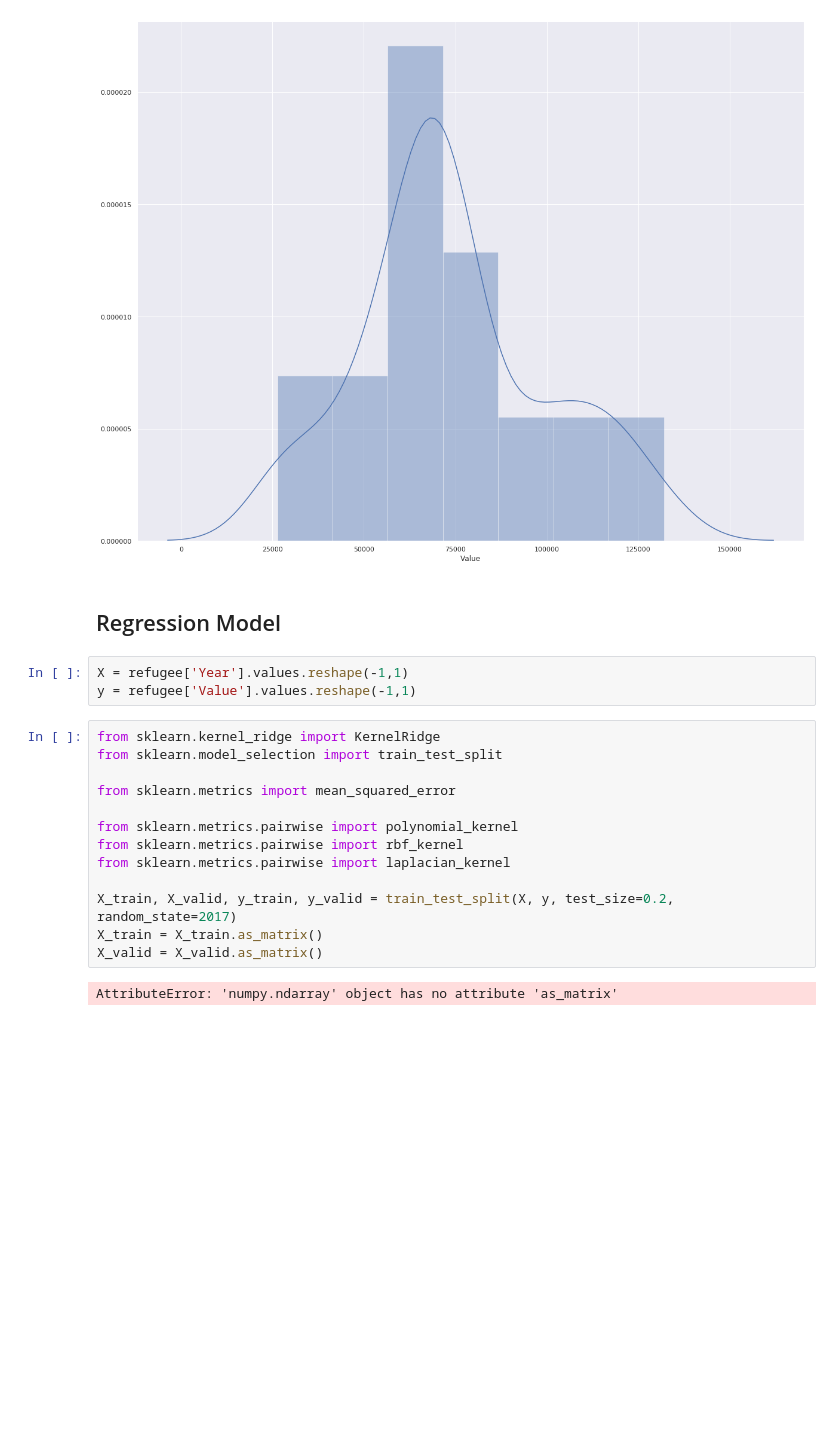
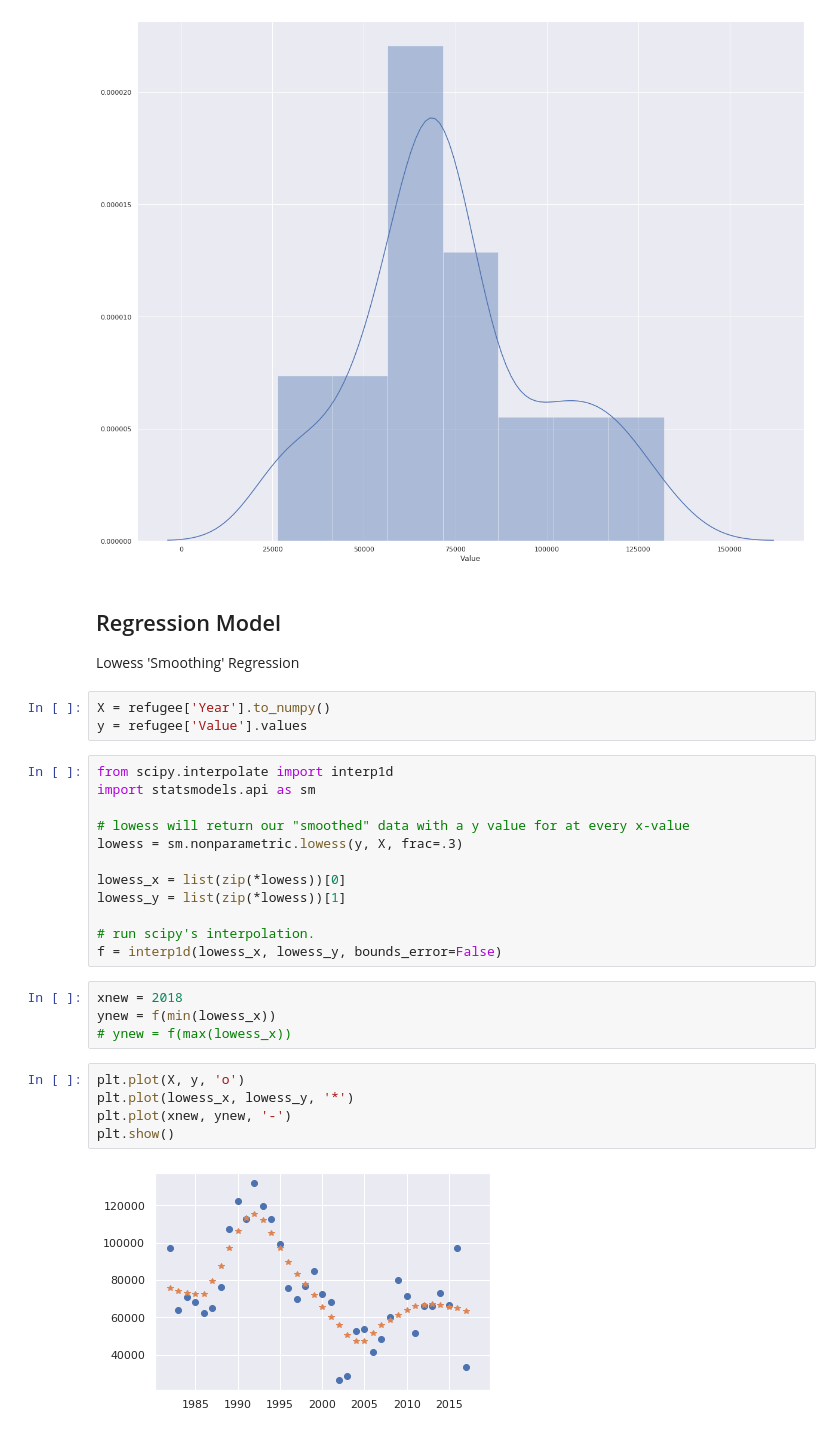
Before and after one commit to amrnumenor/Refugees-Settlement, a Jupyter notebook: Refugees Settlement in USA.ipynb, the cells around one changed output. Saved outputs shown, nothing was run; the diff lists cells and outputs as text; blank space fills up the shorter version.

Commit message:
added regression model

```diff
--- a/Refugees Settlement in USA.ipynb
+++ b/Refugees Settlement in USA.ipynb
@@ -159,21 +159,30 @@ plt.show()
 [figure]
 # %% [markdown]
 ## Regression Model
+Lowess 'Smoothing' Regression
 # %%
-X = refugee['Year'].values.reshape(-1,1)
-y = refugee['Value'].values.reshape(-1,1)
+X = refugee['Year'].to_numpy()
+y = refugee['Value'].values
-# %%
-from sklearn.kernel_ridge import KernelRidge
-from sklearn.model_selection import train_test_split
-
-from sklearn.metrics import mean_squared_error
-
-from sklearn.metrics.pairwise import polynomial_kernel
-from sklearn.metrics.pairwise import rbf_kernel
-from sklearn.metrics.pairwise import laplacian_kernel
-
-X_train, X_valid, y_train, y_valid = train_test_split(X, y, test_size=0.2, random_state=2017)
-X_train = X_train.as_matrix()
-X_valid = X_valid.as_matrix()
-# %% [output]
-AttributeError: 'numpy.ndarray' object has no attribute 'as_matrix'
+# %%
+from scipy.interpolate import interp1d
+import statsmodels.api as sm
+
+# lowess will return our "smoothed" data with a y value for at every x-value
+lowess = sm.nonparametric.lowess(y, X, frac=.3)
+
+lowess_x = list(zip(*lowess))[0]
+lowess_y = list(zip(*lowess))[1]
+
+# run scipy's interpolation.
+f = interp1d(lowess_x, lowess_y, bounds_error=False)
+# %%
+xnew = 2018
+ynew = f(min(lowess_x))
+# ynew = f(max(lowess_x))
+# %%
+plt.plot(X, y, 'o')
+plt.plot(lowess_x, lowess_y, '*')
+plt.plot(xnew, ynew, '-')
+plt.show()
+# %% [output]
+[figure, added]
```
Also changed, not shown: parts of 6 cells of this notebook.
